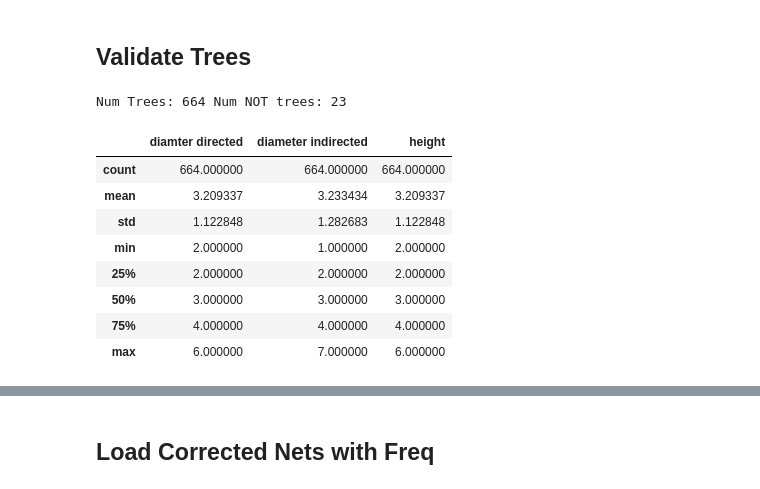
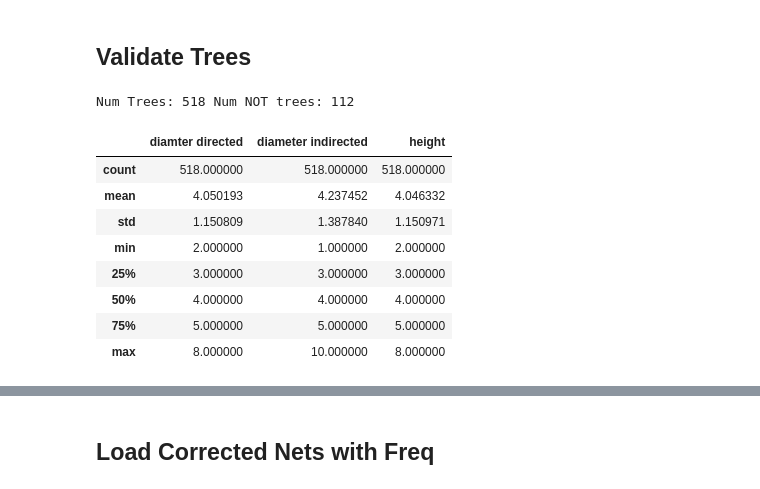
Before and after one commit to bravandi/hierarchical-syntactic-networks, a Jupyter notebook: polyarchy analysis.ipynb, the cells around one changed output, grey strips where cells are left out. Cells and saved outputs as stored; diff of their text form; code cells hidden in the pictures.

```diff
--- a/polyarchy analysis.ipynb
+++ b/polyarchy analysis.ipynb
@@ -272,7 +282,7 @@ tree_root = None
 
 G_list = []
 G_not_tree_list = []
-cent = '13'
+cent = '17'
 
 for source, target, is_root in cent_raw_df[cent][['Source', 'Target', 'Root']].to_numpy():
     if (sentence_started is True and is_root in [1, -1]) or (row_num == len(cent_raw_df[cent]) - 1):
@@ -287,42 +297,42 @@ for source, target, is_root in cent_raw_df[cent][['Source', 'Target', 'Root']].t
                 'root':tree_root,
                 'G': G,
                 'diamter directed': path_df['l'].max(),
                 'diameter indirected': nx.diameter(G.to_undirected()),
                 'height': len(set([v[1] for v in pos.values()]))
             })
         else:
             G_not_tree_list.append((root_row_num_current, G))
 #             print('not tree')
             pass
         pass
 
     if is_root == 1:
         sentence_started = True
         root_row_num_current = row_num
         tree_root = source
         G = nx.DiGraph()
         pass
 
     G.add_edge(source, target)
 
     row_num += 1
     pass
 
 print('Num Trees:', len(G_list), 'Num NOT trees:', len(G_not_tree_list))
 
 df = pd.DataFrame(G_list)
 df.describe()
 # %% [output]
-Num Trees: 664 Num NOT trees: 23
+Num Trees: 518 Num NOT trees: 112
 |  | diamter directed | diameter indirected | height |
-| count | 664.000000 | 664.000000 | 664.000000 |
-| mean | 3.209337 | 3.233434 | 3.209337 |
-| std | 1.122848 | 1.282683 | 1.122848 |
+| count | 518.000000 | 518.000000 | 518.000000 |
+| mean | 4.050193 | 4.237452 | 4.046332 |
+| std | 1.150809 | 1.387840 | 1.150971 |
 | min | 2.000000 | 1.000000 | 2.000000 |
-| 25% | 2.000000 | 2.000000 | 2.000000 |
-| 50% | 3.000000 | 3.000000 | 3.000000 |
-| 75% | 4.000000 | 4.000000 | 4.000000 |
-| max | 6.000000 | 7.000000 | 6.000000 |
+| 25% | 3.000000 | 3.000000 | 3.000000 |
+| 50% | 4.000000 | 4.000000 | 4.000000 |
+| 75% | 5.000000 | 5.000000 | 5.000000 |
+| max | 8.000000 | 10.000000 | 8.000000 |
 # %%
 '''
 Export Not trees
```
Also changed, not shown: parts of 64 cells of this notebook.
